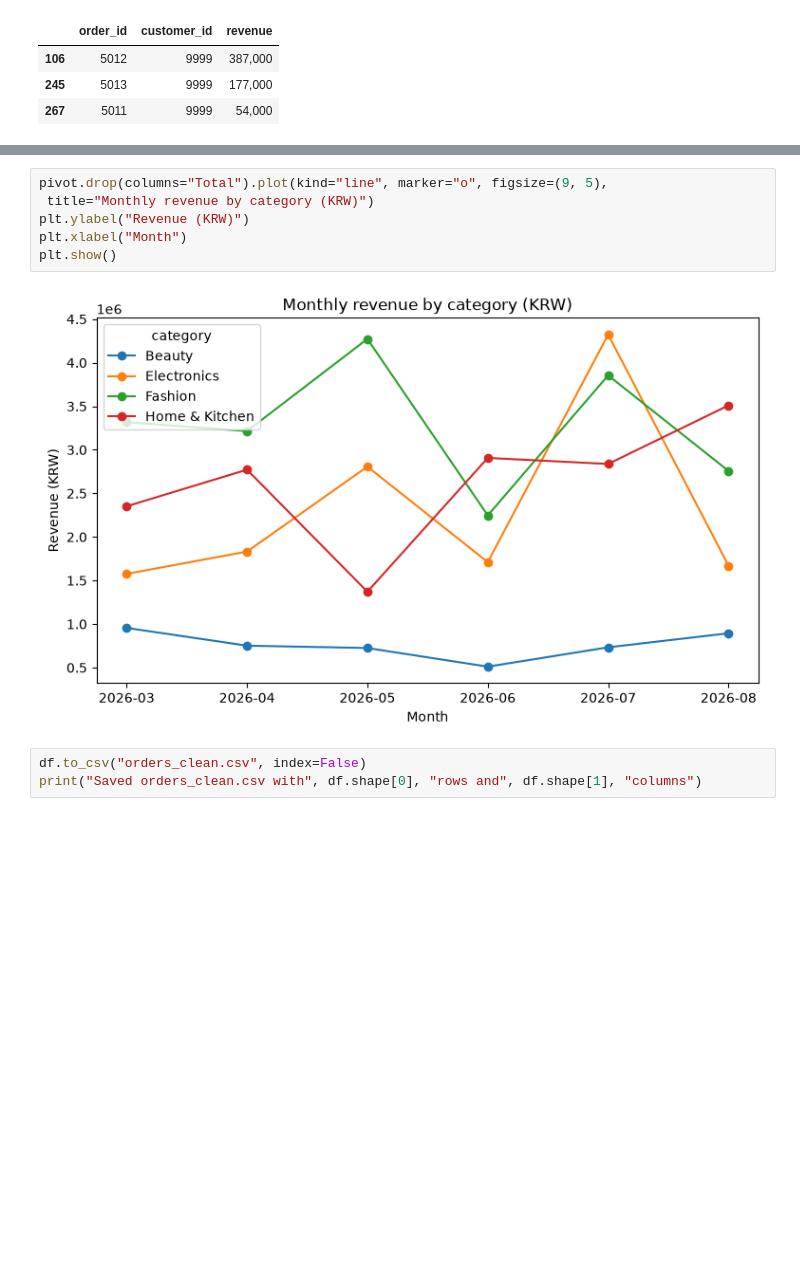
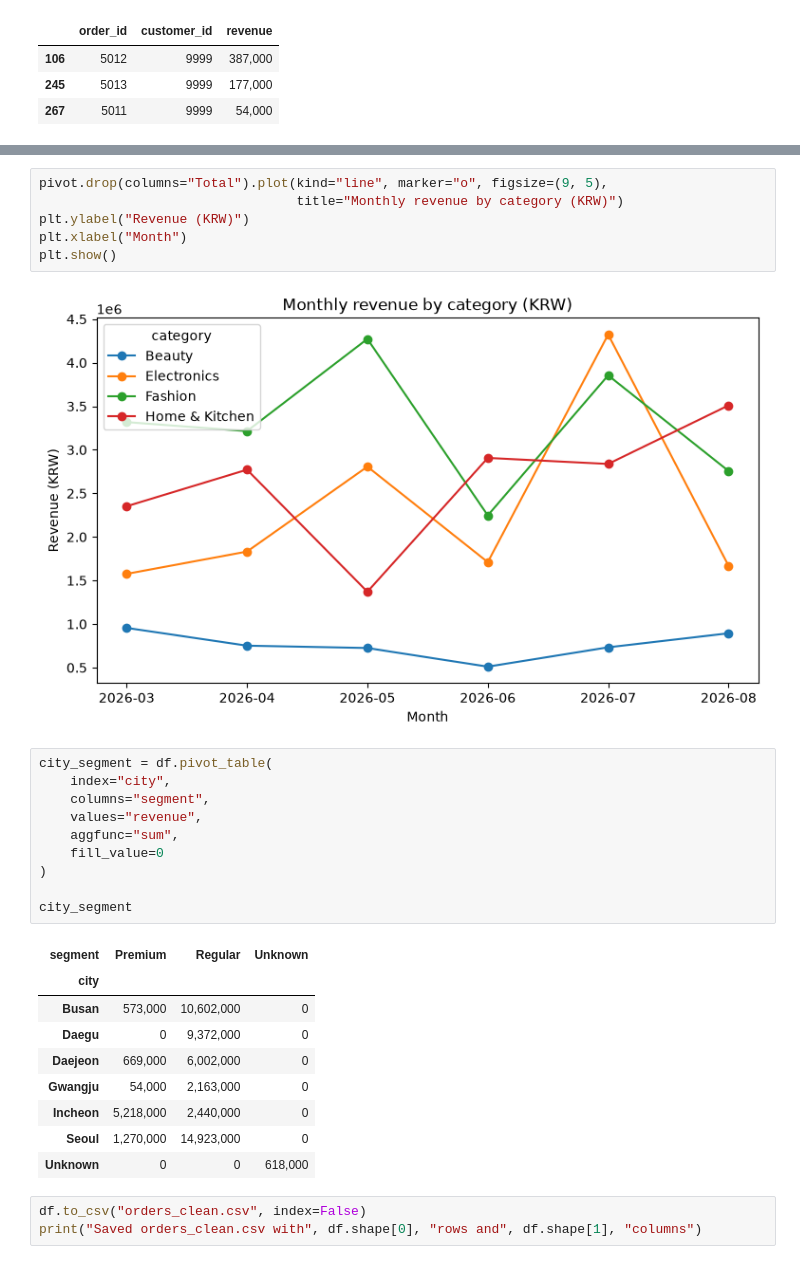
Before and after one commit to sumanadahal987-glitch/data-science-labs-2026, a Jupyter notebook: seoulcart.ipynb, the cells around one changed output, grey strips where cells are left out. Saved outputs shown, nothing was run; the diff lists cells and outputs as text; blank space fills up the shorter version.

```diff
--- a/seoulcart.ipynb
+++ b/seoulcart.ipynb
@@ -312,12 +397,32 @@ long.head(8)
 | 7 | 2026-04 | Electronics | 1,832,000 |
 # %%
 pivot.drop(columns="Total").plot(kind="line", marker="o", figsize=(9, 5),
- title="Monthly revenue by category (KRW)")
+                                 title="Monthly revenue by category (KRW)")
 plt.ylabel("Revenue (KRW)")
 plt.xlabel("Month")
 plt.show()
 # %% [output]
 [figure]
+# %%
+city_segment = df.pivot_table(
+    index="city",
+    columns="segment",
+    values="revenue",
+    aggfunc="sum",
+    fill_value=0
+)
+
+city_segment
+# %% [output]
+| segment | Premium | Regular | Unknown |
+| city |  |  |  |
+| Busan | 573,000 | 10,602,000 | 0 |
+| Daegu | 0 | 9,372,000 | 0 |
+| Daejeon | 669,000 | 6,002,000 | 0 |
+| Gwangju | 54,000 | 2,163,000 | 0 |
+| Incheon | 5,218,000 | 2,440,000 | 0 |
+| Seoul | 1,270,000 | 14,923,000 | 0 |
+| Unknown | 0 | 0 | 618,000 |
 # %%
 df.to_csv("orders_clean.csv", index=False)
 print("Saved orders_clean.csv with", df.shape[0], "rows and", df.shape[1], "columns")
```
Also changed, not shown: parts of 24 cells of this notebook.
